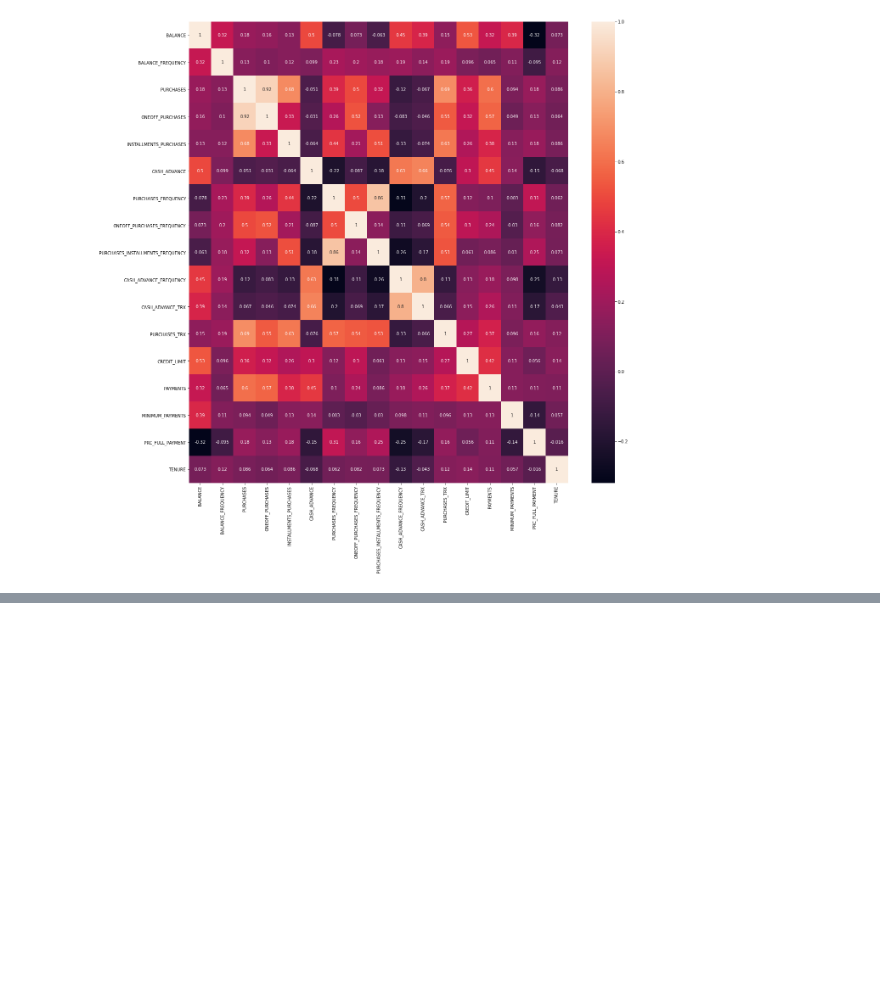
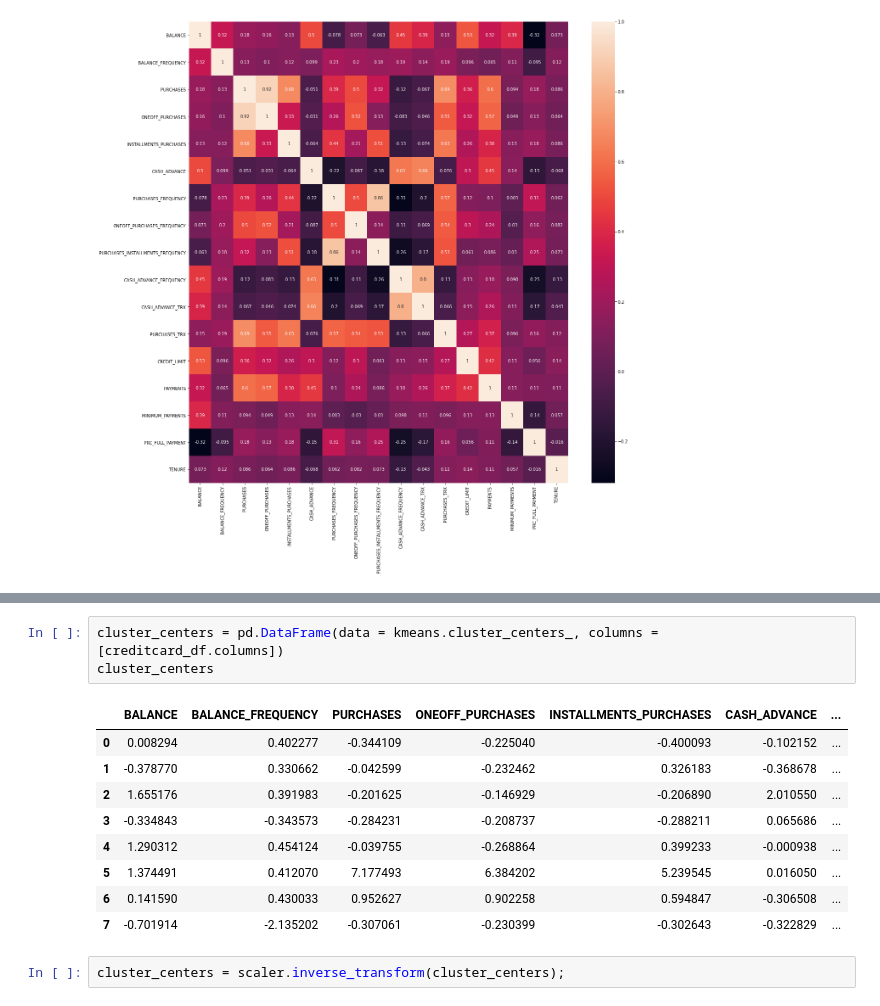
Before and after one commit to itimes-digital/use_cases_data_science, a Jupyter notebook: Use_Case_Marketing.ipynb, the cells around one changed output, grey strips where cells are left out. Drawn from its saved outputs; the diff is of its cells as text; blank space fills up the shorter version.

```diff
--- a/Use_Case_Marketing.ipynb
+++ b/Use_Case_Marketing.ipynb
@@ -179,0 +270,15 @@ sns.heatmap(correlacao, annot = True);
+# %%
+cluster_centers = pd.DataFrame(data = kmeans.cluster_centers_, columns = [creditcard_df.columns])
+cluster_centers
+# %% [output]
+|  | BALANCE | BALANCE_FREQUENCY | PURCHASES | ONEOFF_PURCHASES | INSTALLMENTS_PURCHASES | CASH_ADVANCE | ... |
+| 0 | 0.008294 | 0.402277 | -0.344109 | -0.225040 | -0.400093 | -0.102152 | ... |
+| 1 | -0.378770 | 0.330662 | -0.042599 | -0.232462 | 0.326183 | -0.368678 | ... |
+| 2 | 1.655176 | 0.391983 | -0.201625 | -0.146929 | -0.206890 | 2.010550 | ... |
+| 3 | -0.334843 | -0.343573 | -0.284231 | -0.208737 | -0.288211 | 0.065686 | ... |
+| 4 | 1.290312 | 0.454124 | -0.039755 | -0.268864 | 0.399233 | -0.000938 | ... |
+| 5 | 1.374491 | 0.412070 | 7.177493 | 6.384202 | 5.239545 | 0.016050 | ... |
+| 6 | 0.141590 | 0.430033 | 0.952627 | 0.902258 | 0.594847 | -0.306508 | ... |
+| 7 | -0.701914 | -2.135202 | -0.307061 | -0.230399 | -0.302643 | -0.322829 | ... |
+# %%
+cluster_centers = scaler.inverse_transform(cluster_centers);
```
Also changed, not shown: parts of 23 cells of this notebook.
